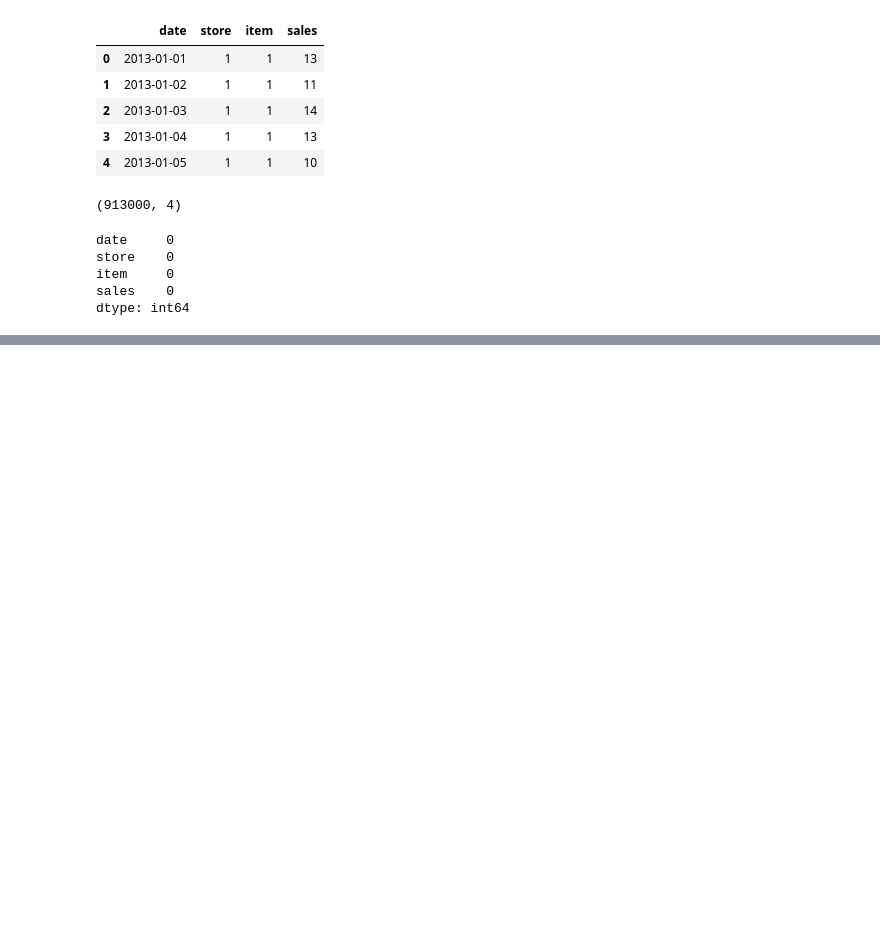
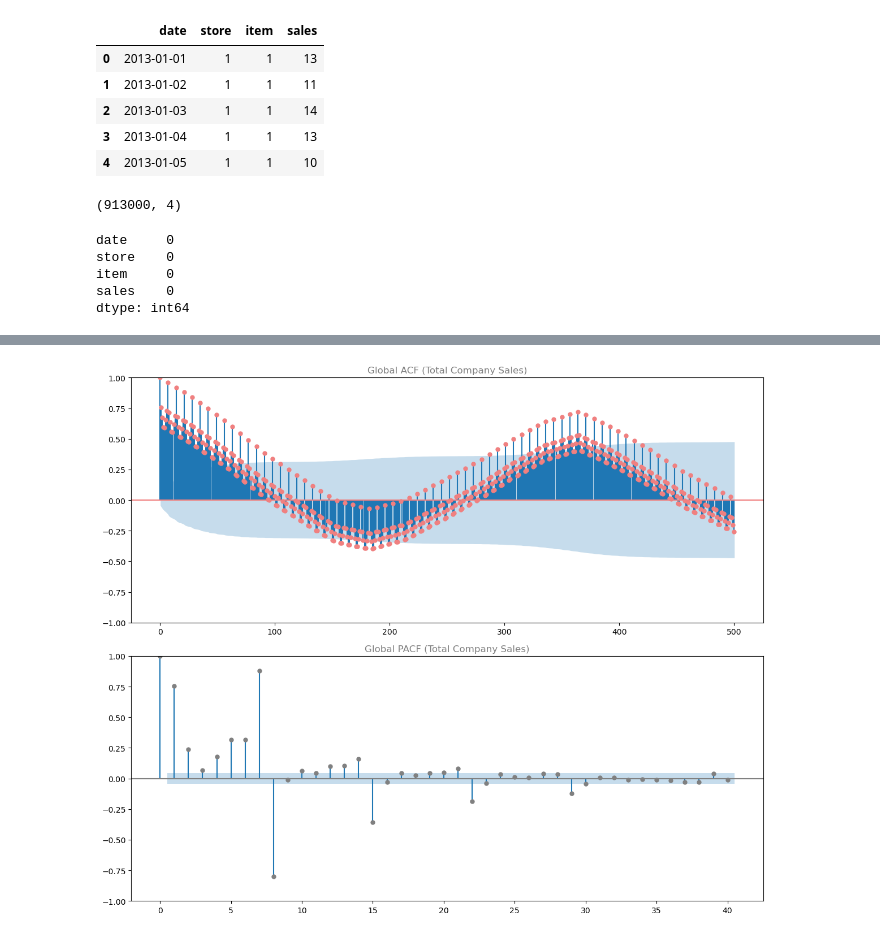
Before and after one commit to ethanhopkins101/DataScience-Projects, a Jupyter notebook: freelancing/sale_forecast/salae_forecast.ipynb, the cells around one changed output, grey strips where cells are left out. Saved outputs shown, nothing was run; the diff lists cells and outputs as text; code cells hidden in the pictures; blank space fills up the shorter version.

```diff
--- a/freelancing/sale_forecast/salae_forecast.ipynb
+++ b/freelancing/sale_forecast/salae_forecast.ipynb
@@ -66,0 +253,20 @@ ConnectionResetError: [WinError 10054] An existing connection was forcibly close
+# %%
+from statsmodels.graphics.tsaplots import plot_acf, plot_pacf
+
+# Aggregate to company level
+company_sales = df['sales'].resample('D').sum()
+
+fig, (ax1, ax2) = plt.subplots(2, 1, figsize=(12, 10))
+
+# ACF: Shows the "seasonal" cycles (Look for spikes at 7, 14, 21...)
+plot_acf(company_sales, lags=500, ax=ax1, color='#F08080')
+ax1.set_title('Global ACF (Total Company Sales)', color='#808080')
+
+# PACF: Shows which specific lags are truly unique/predictive
+plot_pacf(company_sales, lags=40, ax=ax2, color='#808080')
+ax2.set_title('Global PACF (Total Company Sales)', color='#808080')
+
+plt.tight_layout()
+plt.show()
+# %% [output]
+[figure, added]
```
Also changed, not shown: parts of 29 cells of this notebook.
